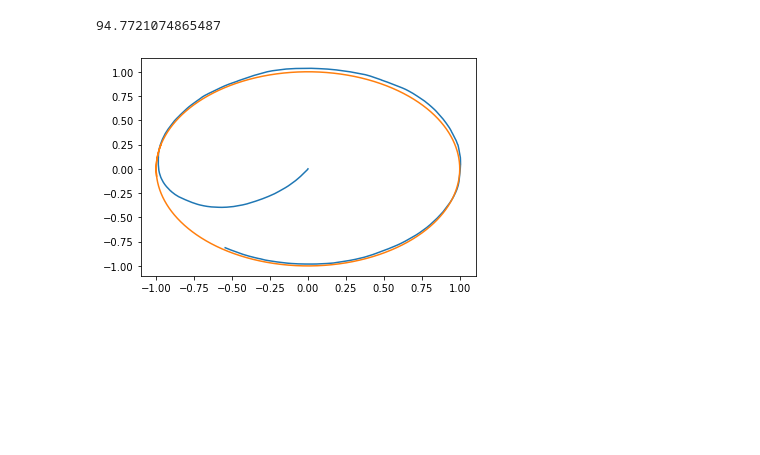
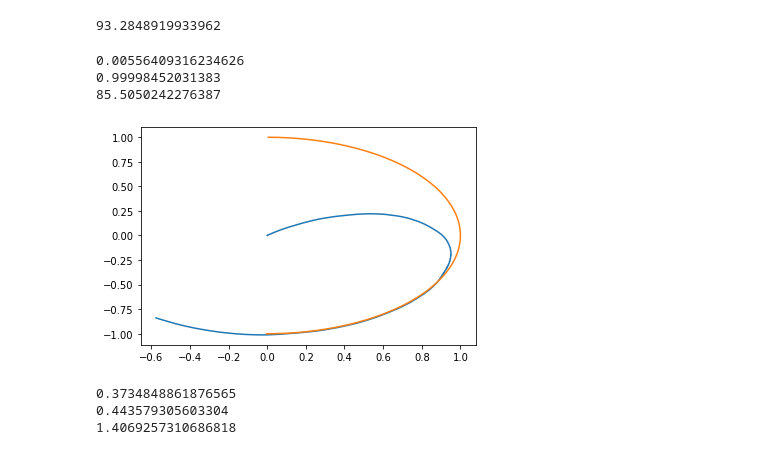
Before and after one commit to dyerbm/OmniWheel, a Jupyter notebook: 3WD-Omniwheel/VICON Data/Data_Processing.ipynb, the cells around one changed output. Cells and saved outputs as stored; diff of their text form; code cells hidden in the pictures; blank space fills up the shorter version.

Commit message:
Data cleaning not working

```diff
--- a/3WD-Omniwheel/VICON Data/Data_Processing.ipynb
+++ b/3WD-Omniwheel/VICON Data/Data_Processing.ipynb
@@ -5,7 +5,7 @@ import pandas as pd
 # %%
 #Import data for processing
 
-filename = "./19-08-2020/FLPID_circle4.xlsx"
+filename = "./19-08-2020/FLPID_circle3.xlsx"
 data = pd.read_excel(filename,
                     names = ["globaltime","dt",'rb1x','rb1y','rb1z','rb2x','rb2y','rb2z',
                             'rb3x','rb3y','rb3z','rb4x','rb4y','rb4z','rb5x','rb5y','rb5z',
@@ -17,7 +17,7 @@ while data.iloc[0]['rb1z']==0.0:
 
 data.iloc[0]['rb1z']
 # %% [output]
-94.7721074865487
+93.2848919933962
 # %%
 #calculate robot position at each point
 
@@ -53,15 +60,18 @@ theta_r = np.arctan2(y_mid-y_r,x_mid-x_r) - np.arctan2(y_mid[0]-y_r[0],x_mid[0]-
 #cast robot info into a new dataframe
 
 pdata = pd.DataFrame()
-pdata.insert(0,"globaltime", data['globaltime'],True)
-pdata.insert(1, "x_r", x_r,True)
-pdata.insert(2, "y_r", y_r,True)
+pdata.insert(0,"globaltime", data['globaltime'],True) #get global time
+pdata.insert(1, "x_r", xr_rot,True) #get robot positions (adjusted to origin)
+pdata.insert(2, "y_r", yr_rot,True)
 pdata.insert(3, "theta_r", theta_r,True)
-pdata.insert(4, "x_d", xd_rot,True)
+
+pdata.insert(4, "x_d", xd_rot,True) #get robot desired positions (adjusted for starting orientation)
 pdata.insert(5, "y_d", yd_rot,True)
 pdata.insert(6, "theta_d", data['thetad'],True)
+
+pdata.insert(7,'e_x', pdata['x_r']-pdata['x_d']) #calculate the errors at each point
+pdata.insert(7,'e_y', pdata['y_r']-pdata['y_d'])
+pdata.insert(7,'e_theta', pdata['theta_r']-pdata['theta_d'])
+
+for i in range (1000,2048): #use only to drop meaningless data
+    pdata = pdata.drop(i)
-# %%
-plt.plot(pdata['x_r'],pdata['y_r'],pdata['x_d'],pdata['y_d'])
-plt.show()
-# %% [output]
-[figure, removed]
@@ -67,0 +82,23 @@ plt.show()
+# %%
+ax = plt.subplot(1,1,1)
+ax.plot(pdata['x_r'],pdata['y_r'],pdata['x_d'],pdata['y_d'])
+ax.plot(pdata.iloc[0]['x_d'],pdata.iloc[0]['y_d'],linewidth=6)
+print(pdata.iloc[0]['x_d'])
+print(pdata.iloc[0]['y_d'])
+print(np.arctan2(y_mid[0]-y_r[0],x_mid[0]-x_r[0])*180/np.pi)
+#plt.plot(pdata['x_r'],pdata['y_r'],pdata['x_d'],pdata['y_d'])
+#plt.plot(pdata[0]['x_d'],pdata[0]['y_d'])
+plt.show()
+# %% [output]
+0.00556409316234626
+0.99998452031383
+85.5050242276387
+[figure, added]
+# %%
+print(RMSE_x)
+print(RMSE_y)
+print(RMSE_theta)
+# %% [output]
+0.3734848861876565
+0.443579305603304
+1.4069257310686818
```
Also changed, not shown: parts of 4 cells of this notebook.
